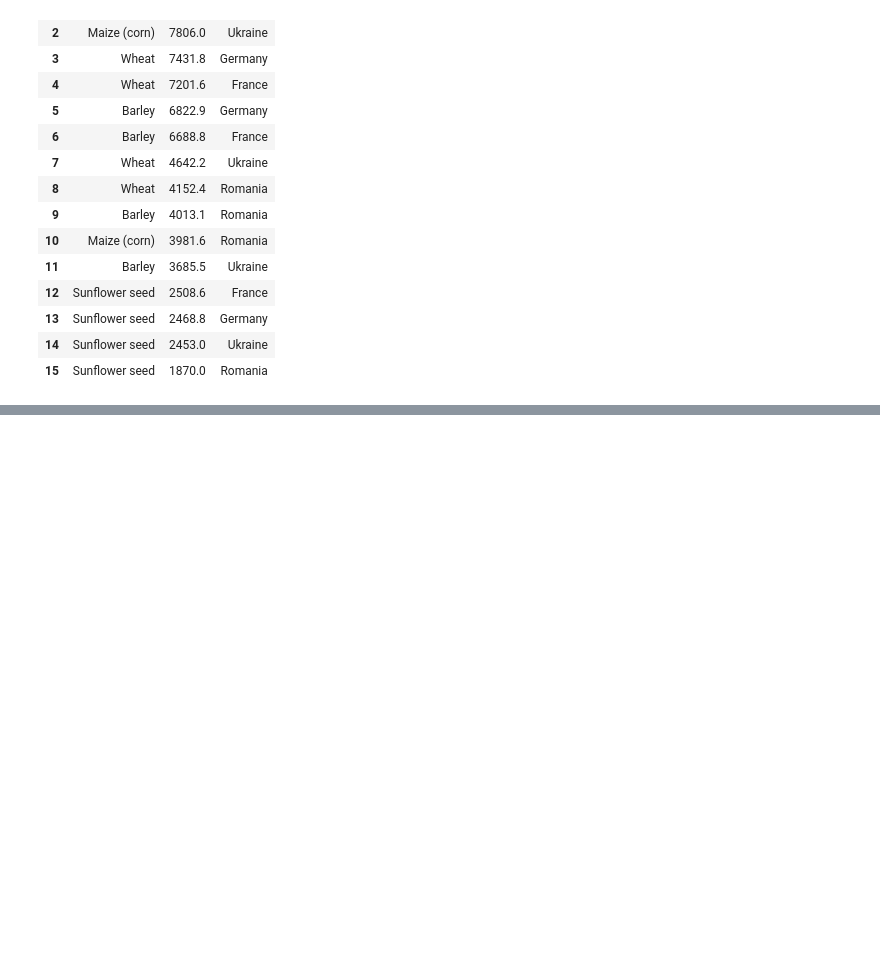
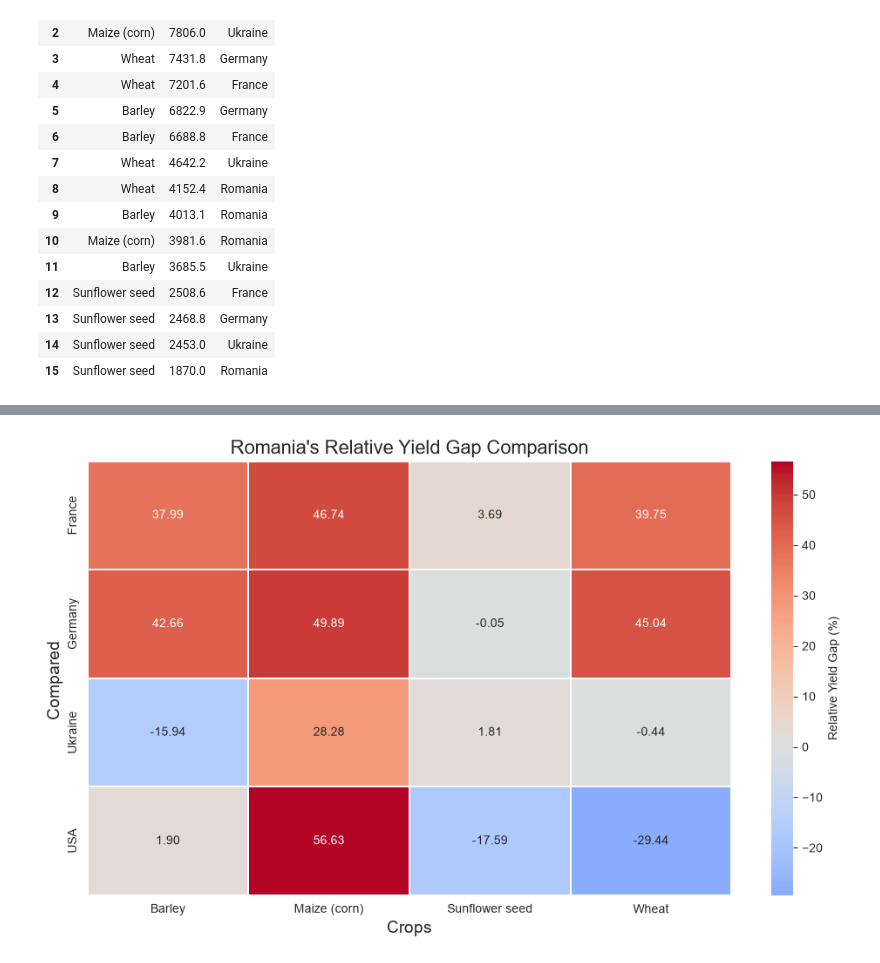
Before and after one commit to bogdan-ciobotaru/Romania-Crop-Yield-Gap, a Jupyter notebook: romania-crop-yield-gap.ipynb, the cells around one changed output, grey strips where cells are left out. Drawn from its saved outputs; the diff is of its cells as text; code cells hidden in the pictures; blank space fills up the shorter version.

```diff
--- a/romania-crop-yield-gap.ipynb
+++ b/romania-crop-yield-gap.ipynb
@@ -76,0 +85,13 @@ plt.show()
+# %%
+query = """
+SELECT Item AS 'Crop', Area AS 'Country', AVG(Value) AS 'Yield_Average'
+FROM crop_production
+WHERE Element = 'Yield'
+GROUP BY Country, Item
+ORDER BY Country, Item;
+"""
+rel_yield_gap = pd.read_sql_query(query, conn)
+
+rel_yield_gap_pivot = rel_yield_gap.pivot_table(values='Yield_Average', index='Country', columns='Crop')
+
+rel_yield_gap_pivot
@@ -76,0 +106,15 @@ plt.show()
+# %%
+peers = ['France', 'Germany', 'Ukraine', 'United States of America']
+crops = ['Barley', 'Maize (corn)', 'Sunflower seed', 'Wheat']
+
+result_df = pd.DataFrame(index=peers, columns=crops)
+
+for peer in peers:
+    for crop in crops:
+        peer_yield = rel_yield_gap_pivot.loc[peer, crop]
+        ro_yield = rel_yield_gap_pivot.loc['Romania', crop]
+        gap = ((peer_yield - ro_yield) / peer_yield) * 100
+        result_df.loc[peer, crop] = round(gap, 2)
+
+result_df = result_df.rename(index={'United States of America': 'USA'}).astype(float)
+result_df
@@ -76,0 +127,16 @@ plt.show()
+# %%
+plt.figure(figsize=(10, 6))
+sns.heatmap(data=result_df.astype(float),
+            cmap='coolwarm',
+            annot=True, fmt='.2f',
+            center=0,
+            linewidths=0.1, linecolor='white',
+            cbar_kws={'label': 'Relative Yield Gap (%)'}
+)
+plt.title("Romania's Relative Yield Gap Comparison", fontsize=16)
+plt.xlabel('Crops', fontsize=14)
+plt.ylabel('Compared ', fontsize=14)
+plt.tight_layout()
+plt.show()
+# %% [output]
+[figure, added]
```
Also changed, not shown: parts of 9 cells of this notebook, 1 other file.
